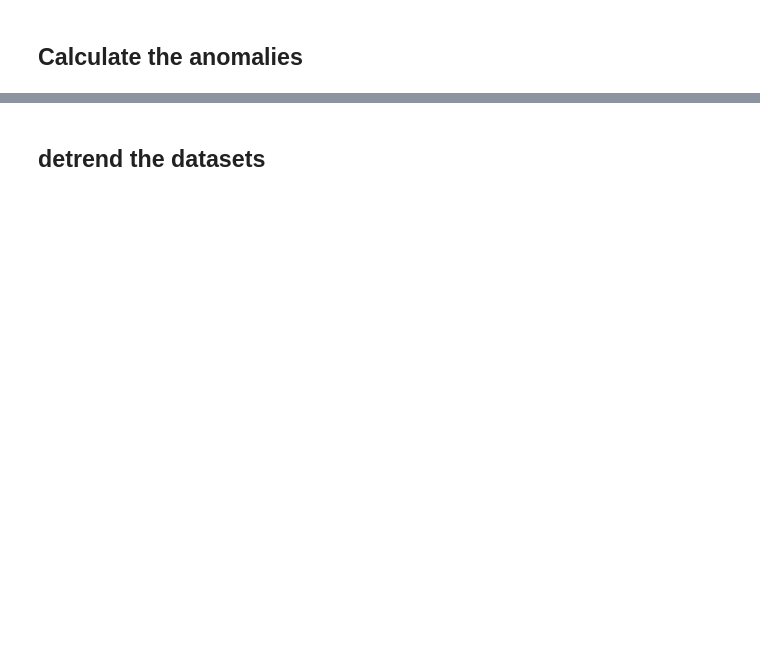
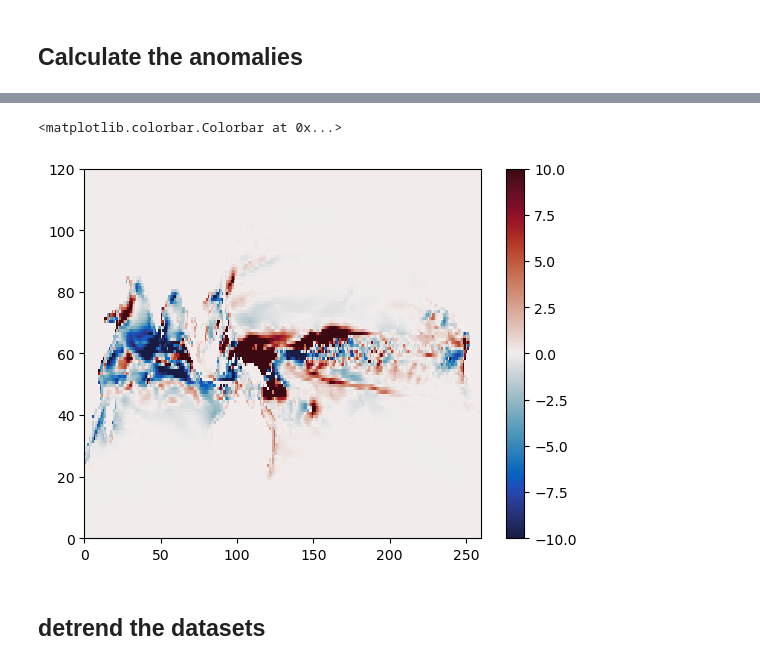
Before and after one commit to pearseb/Skipjack_SPC_paper, a Jupyter notebook: decomposition.ipynb, the cells around one changed output, grey strips where cells are left out. Saved outputs shown, nothing was run; the diff lists cells and outputs as text; code cells hidden in the pictures; blank space fills up the shorter version.

```diff
--- a/decomposition.ipynb
+++ b/decomposition.ipynb
@@ -147,6 +151,12 @@ V_L2_clim = V_L2.groupby('time.month').mean('time')
 V_L2_anom = V_L2.groupby('time.month') - V_L2_clim
 V_L3_clim = V_L3.groupby('time.month').mean('time')
 V_L3_anom = V_L3.groupby('time.month') - V_L3_clim
+larvae_clim = larvae.groupby('time.month').mean('time')
+larvae_anom = larvae.groupby('time.month') - larvae_clim
+juvenile_clim = juvenile.groupby('time.month').mean('time')
+juvenile_anom = juvenile.groupby('time.month') - juvenile_clim
+adult_clim = adult.groupby('time.month').mean('time')
+adult_anom = adult.groupby('time.month') - adult_clim
 
 
 plt.figure()
@@ -158,5 +168,12 @@ Wall time: 56.5 s
 <matplotlib.colorbar.Colorbar at 0x...>
 [figure]
+# %%
+plt.figure()
+plt.pcolormesh(larvae_anom.isel(time=0), cmap=cmo.balance, vmin=-10, vmax=10)
+plt.colorbar()
+# %% [output]
+<matplotlib.colorbar.Colorbar at 0x...>
+[figure, added]
 # %% [markdown]
 ## detrend the datasets
 # %%
```
Also changed, not shown: parts of 15 cells of this notebook, 11 other files.
